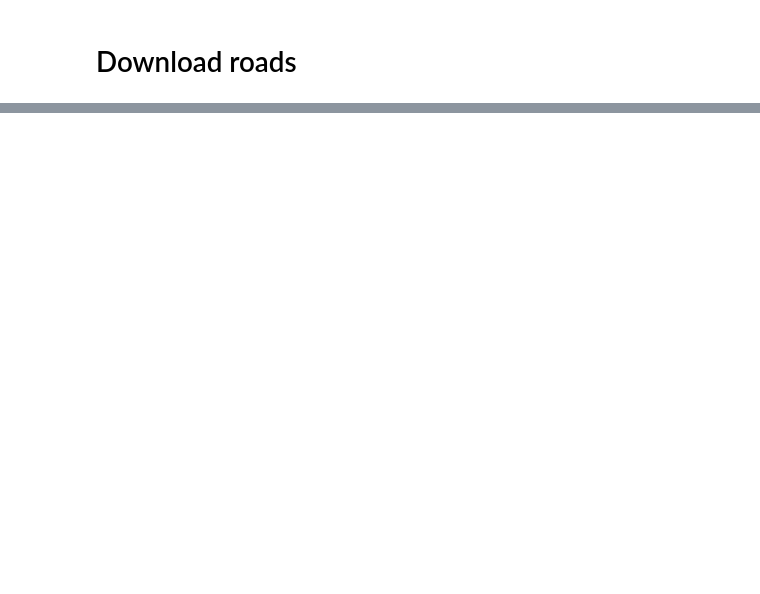
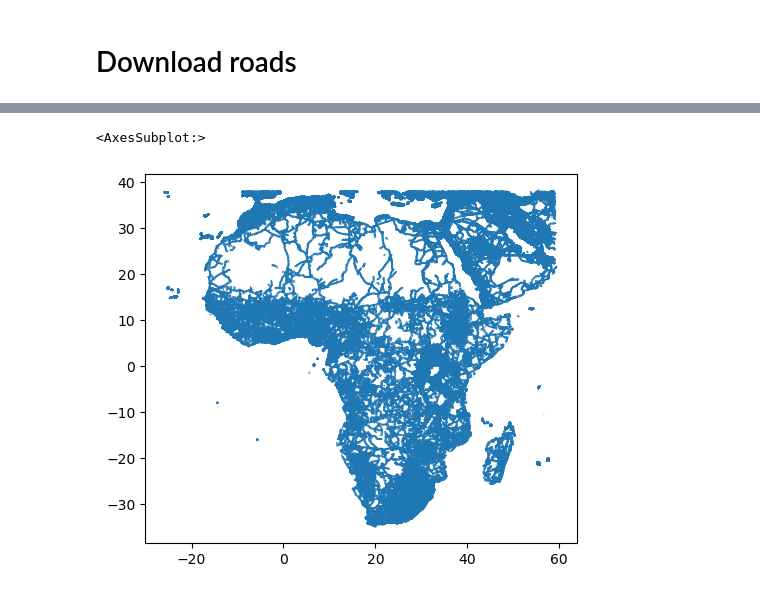
Before and after one commit to tunmiseraji/road_quality_s2_l8, a Jupyter notebook: 1. Download roads data from OSM.ipynb, the cells around one changed output, grey strips where cells are left out. Drawn from its saved outputs; the diff is of its cells as text; code cells hidden in the pictures; blank space fills up the shorter version.

```diff
--- a/1. Download roads data from OSM.ipynb
+++ b/1. Download roads data from OSM.ipynb
@@ -95,0 +123,5 @@ gdf_combined.to_file(output_filename)
+# %%
+gdf_combined.plot()
+# %% [output]
+<AxesSubplot:>
+[figure, added]
```
Also changed, not shown: parts of 2 cells of this notebook.
